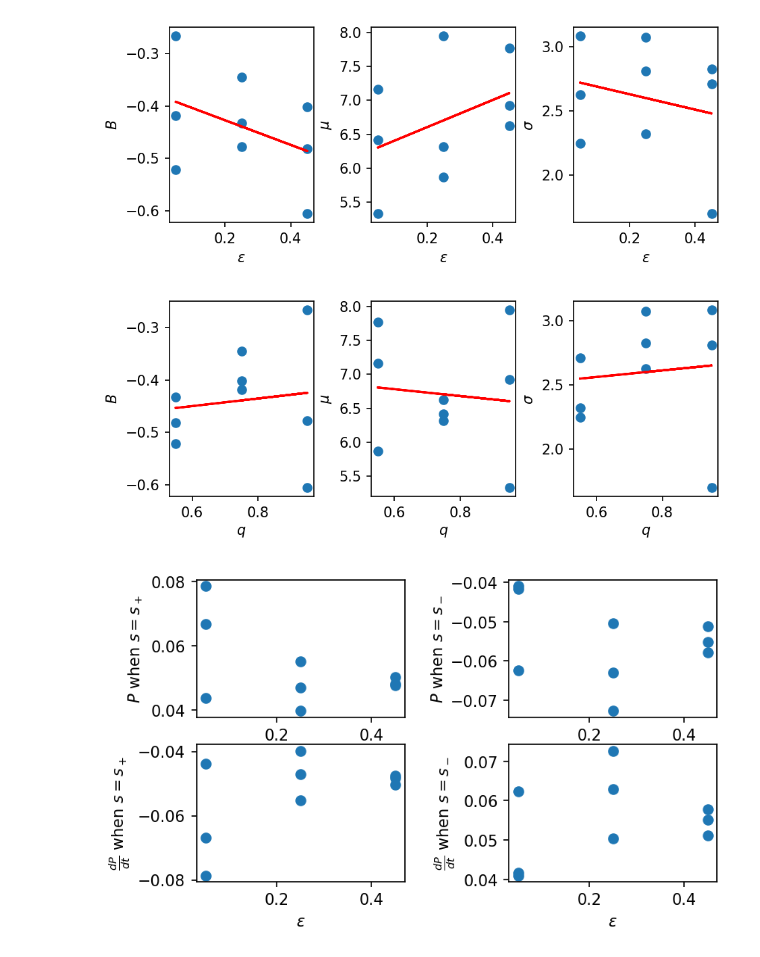
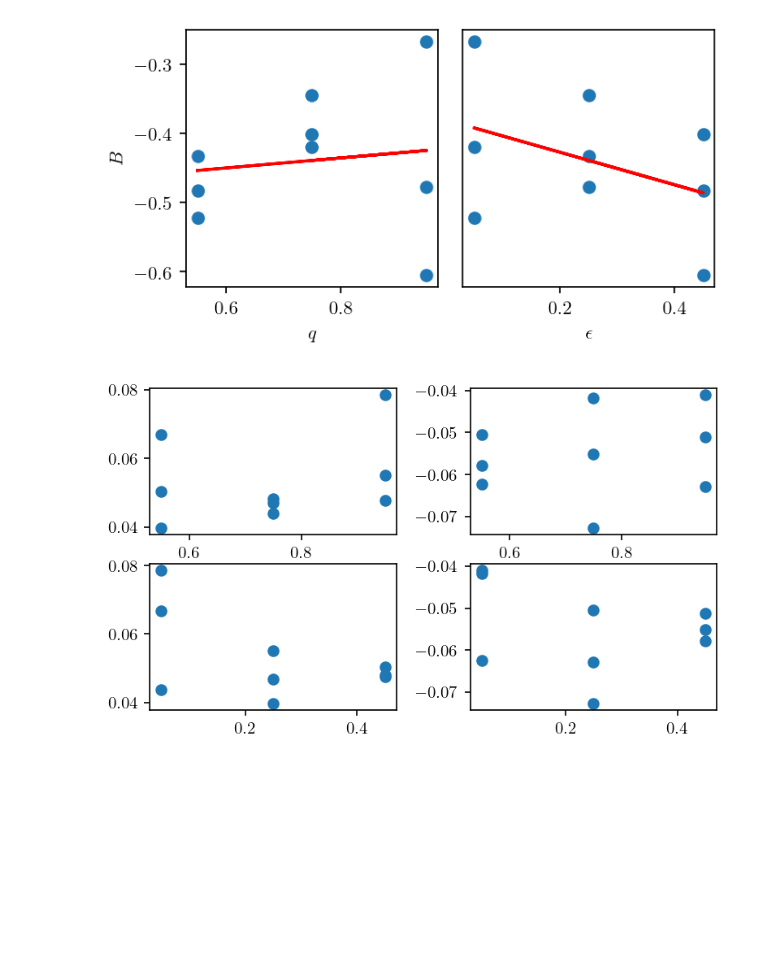
Before and after one commit to kalburge/stock-predict, a Jupyter notebook: analysis.ipynb, the cells around one changed output. Cells and saved outputs as stored; diff of their text form; code cells hidden in the pictures; blank space fills up the shorter version.

```diff
--- a/analysis.ipynb
+++ b/analysis.ipynb
@@ -26,7 +26,6 @@ def load(filepath):
     df.drop(columns = 'index', inplace=True)
     df["commit"] = [1 if resp == 'up' or resp == 'down' else 0 for resp in df['resp.keys']]
     df["resp.keys"] = [1 if resp == 'up' else -1 if resp == 'down' else 0 for resp in df['resp.keys']]
-    df["dPrice_dt"] = np.diff(df['price'], append=0)
     return df
 # %%
 def convert_to_bursty(choice, idx):
@@ -266,10 +167,8 @@ get_threshold(VSK)
 # %%
-ZA = load(path+'ZA_data_0706.csv')
-plot_eps(ZA)
-plot_q(ZA)
+ZA = load('ZA_data_0706.csv')
+plot_bursty(ZA)
 get_threshold(ZA)
 # %% [output]
-[figure, old version]
+[figure, new version]
-[figure, old version]
+[figure, new version]
-[figure, removed]
 # %%
```
Also changed, not shown: parts of 10 cells of this notebook.
